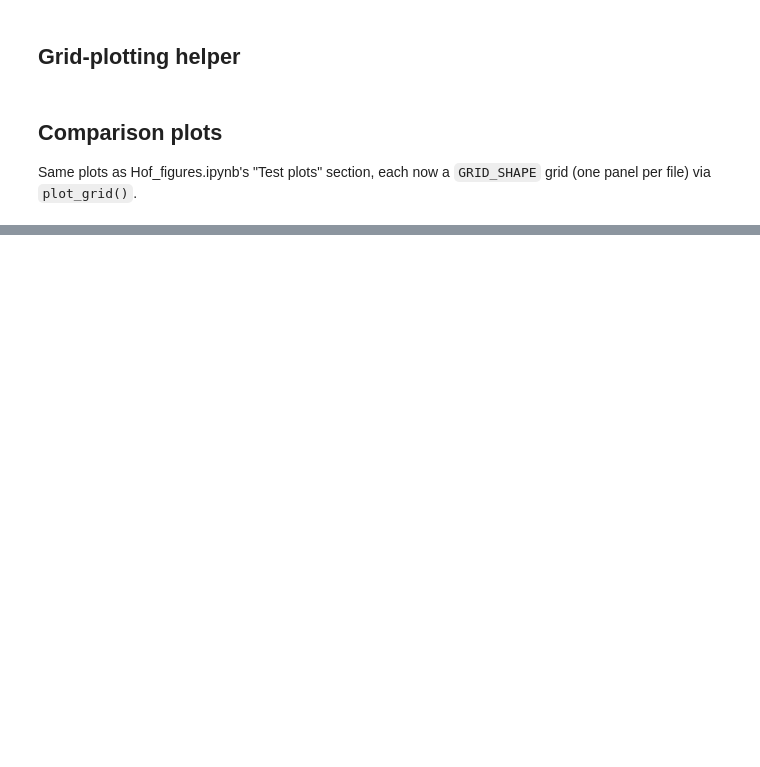
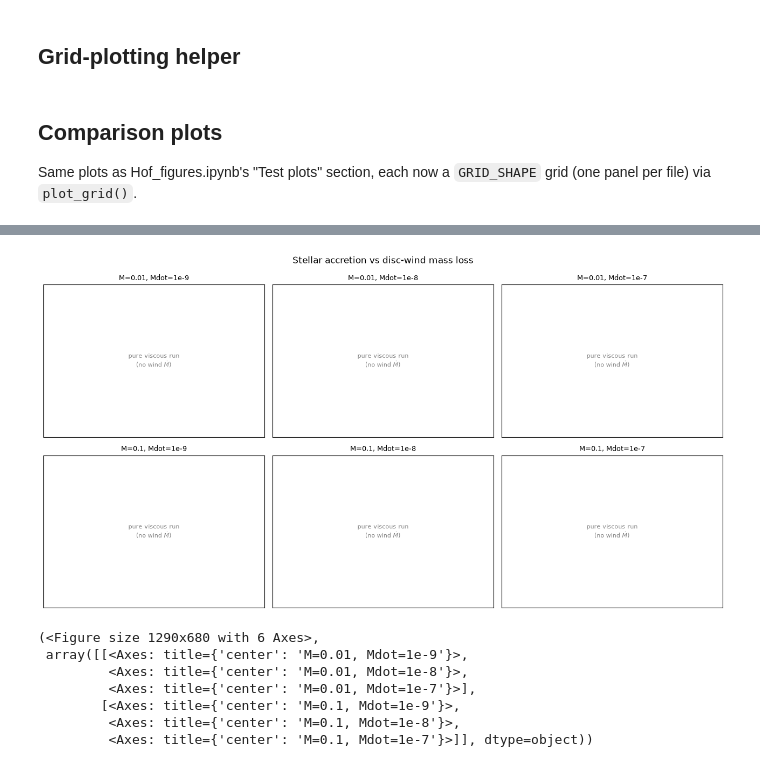
Before and after one commit to imontesd/DiscEvolution, a Jupyter notebook: example/StartHere/notebooks/Hof_figures_comparison.ipynb, the cells around one changed output, grey strips where cells are left out. Cells and saved outputs as stored; diff of their text form; code cells hidden in the pictures; blank space fills up the shorter version.

Commit message:
new files and changes for research into conservation of mass inconsistency

```diff
--- a/example/StartHere/notebooks/Hof_figures_comparison.ipynb
+++ b/example/StartHere/notebooks/Hof_figures_comparison.ipynb
@@ -664,19 +752,24 @@ def plot_grid(draw_fn, suptitle=None, figsize_per_panel=(4.3, 3.4)):
     """
     Create a GRID_SHAPE grid of subplots -- one panel per entry in `results`,
     in order -- and call draw_fn(ax, res) to render one file's version of a
-    single plot type into its own panel. This is what turns each "one plot
-    per notebook run" cell in Hof_figures.ipynb into "one grid of that same
-    plot, one panel per file" here.
+    single plot type into its own panel.
 
-    Error handling (so one bad file never blanks out the whole grid):
-      - a file whose compute_observables() call failed (res["error"] set)
-        gets a red "FAILED: <reason>" panel instead of calling draw_fn at all.
-      - a file that loaded fine but whose draw_fn raises anyway (e.g. a plot
-        that needs Sigma_G_dense, on a file that isn't a *_dense_* export)
-        gets a red "PLOT FAILED: <reason>" panel instead of crashing the cell.
-    Any leftover panels (GRID_SHAPE bigger than len(results)) are turned off.
+    Each results[i] falls into one of three cases:
+      - a successful dict (error is None)  -> draw_fn(ax, res) renders it normally.
+      - a failed dict (error is set)        -> a red "FAILED: <reason>" panel,
+        WITHOUT calling draw_fn -- e.g. the file was missing, or psi/alpha_SS
+        was invalid.
+      - None -- a grid slot you deliberately left blank in FILES (e.g. a sweep
+        point whose run never produced an output file) -> the panel is simply
+        turned off, same as an unused trailing slot. This is different from
+        "FAILED": None means "nothing was ever attempted here on purpose",
+        not "we tried and it broke".
+    A file that loaded fine but whose draw_fn raises anyway (e.g. a plot that
+    needs Sigma_G_dense, on a file that isn't a *_dense_* export) gets a red
+    "PLOT FAILED: <reason>" panel instead of crashing the whole grid.
 
-    Every panel is titled with that file's `label` (from FILES).
+    Any leftover panels (GRID_SHAPE bigger than len(results)) are also turned off.
+    Every non-blank panel is titled with that file's `label` (from FILES).
     """
     nrows, ncols = GRID_SHAPE
     fig, axes = plt.subplots(nrows, ncols,
@@ -685,6 +778,9 @@ def plot_grid(draw_fn, suptitle=None, figsize_per_panel=(4.3, 3.4)):
     axes_flat = list(axes.flat)
 
     for ax, res in zip(axes_flat, results):
+        if res is None:
+            ax.axis("off")          # deliberately blank slot (None in FILES) -- nothing attempted
+            continue
         ax.set_title(res["label"], fontsize=9)
         if res["error"]:
             ax.text(0.5, 0.5, f"FAILED:\n{res['error']}", ha="center", va="center",
@@ -767,15 +903,32 @@ plot_grid(_draw_mdot_dense_vs_snap, suptitle="Accretion rate: dense series vs. s
 # %%
 # Stellar accretion vs disc-wind mass loss  (Hof_figures.ipynb cell "Compare
 # Mdot_tsnap_mask ... with Mdot_wind_tsnap_mask", left panel)
 def _draw_mdot_vs_wind(ax, res):
+    if res["is_pure_viscous"]:
+        # psi == 0 -- compute_observables() skips integrate_wind_mass_loss_rate()
+        # entirely for these runs (it requires psi > 0), so there is no wind
+        # Mdot series to plot here. Ported from Hof_figures.ipynb's psi==0 handling.
+        ax.text(0.5, 0.5, "pure viscous run\n(no wind $\\dot{M}$)", ha="center", va="center",
+                transform=ax.transAxes, fontsize=8, color="gray")
+        ax.set_xticks([]); ax.set_yticks([])
+        return
     ax.plot(res["t_snap_mask"], res["Mdot_tsnap_mask"], "o-", ms=4, label=r"$\dot{M}_\star$")
     ax.plot(res["t_snap_mask"], res["Mdot_wind_tsnap_mask"], "s-", ms=4, label=r"$\dot{M}_{wind}$")
     ax.set_yscale("log")
     ax.set_ylabel(r"$\dot{M}$ [Msun/yr]")
     ax.set_xlabel("Time [Myr]")
     ax.legend(fontsize=7)
 
 plot_grid(_draw_mdot_vs_wind, suptitle="Stellar accretion vs disc-wind mass loss")
+# %% [output]
+[figure, added]
+(<Figure size 1290x680 with 6 Axes>,
+ array([[<Axes: title={'center': 'M=0.01, Mdot=1e-9'}>,
+         <Axes: title={'center': 'M=0.01, Mdot=1e-8'}>,
+         <Axes: title={'center': 'M=0.01, Mdot=1e-7'}>],
+        [<Axes: title={'center': 'M=0.1, Mdot=1e-9'}>,
+         <Axes: title={'center': 'M=0.1, Mdot=1e-8'}>,
+         <Axes: title={'center': 'M=0.1, Mdot=1e-7'}>]], dtype=object))
 # %%
 # Wind-to-accretion ratio  (same source cell, right panel)
 def _draw_wind_ratio(ax, res):
```
Also changed, not shown: parts of 18 cells of this notebook, 2 other files.
